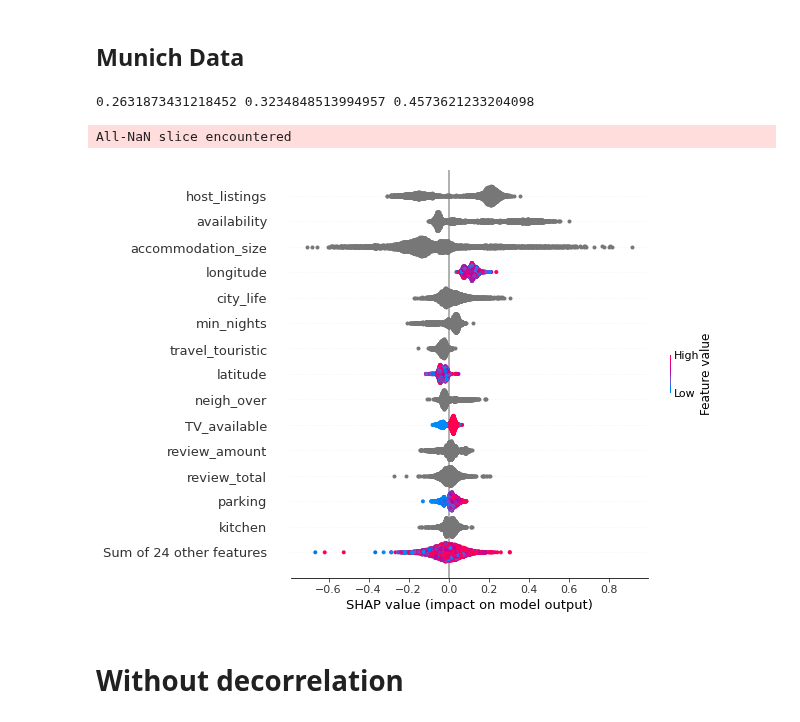
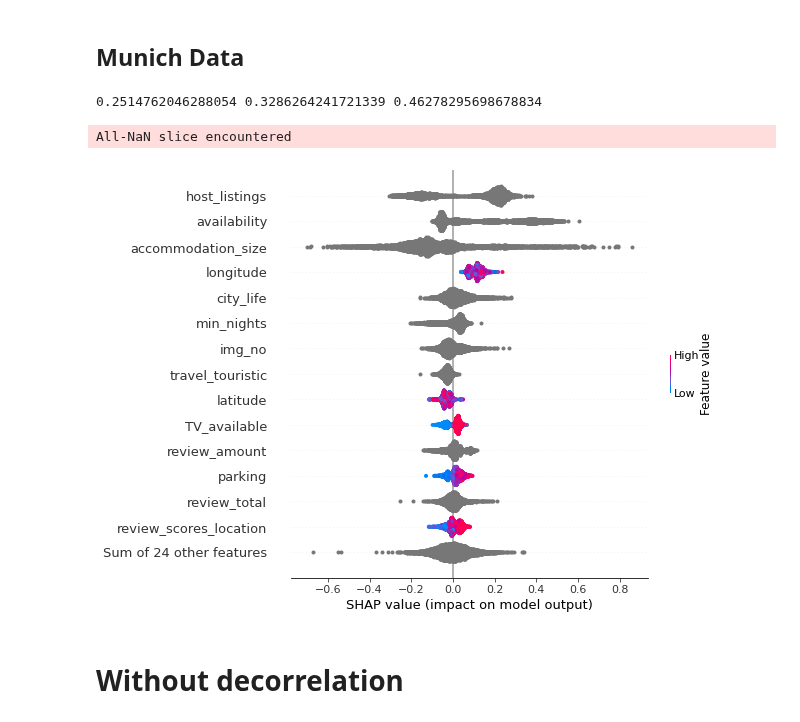
Before and after one commit to dmnk1308/DubAir, a Jupyter notebook: xgBoost.ipynb, the cells around one changed output. Drawn from its saved outputs; the diff is of its cells as text; code cells hidden in the pictures.

```diff
--- a/xgBoost.ipynb
+++ b/xgBoost.ipynb
@@ -446,7 +446,7 @@ shap.plots.beeswarm(copy.deepcopy(shap_values), max_display=15)
 X_munich, y_munich, X_munich_shap = load_data_munich_fold(fold = 5, verbose = 0)
 # %%
 # compute metrics for munich data
-y_munich_pred = model_new.predict(X_munich)
+y_munich_pred = model_fold.predict(X_munich)
 
 r_mu = R_squared(y_munich, y_munich_pred)
 mse_mu = mean_squared_error(y_munich, y_munich_pred)
@@ -454,7 +454,7 @@ mae_mu = mean_absolute_error(y_munich, y_munich_pred)
 
 print(r_mu, mse_mu, mae_mu)
 # %% [output]
-0.2631873431218452 0.3234848513994957 0.4573621233204098
+0.2514762046288054 0.3286264241721339 0.46278295698678834
 # %%
 # just adapt the previous function for manipulating SHAP values to munich data
 def get_aggr_shap_munich(values):
@@ -503,13 +503,13 @@ def get_aggr_shap_munich(values):
 
     return values
 # %%
-explainer = shap.Explainer(model_new)
+explainer = shap.Explainer(model_fold)
 shap_values = explainer(X_munich)
 shap_values = get_aggr_shap_munich(shap_values)
 shap.plots.beeswarm(copy.deepcopy(shap_values), max_display=15)
 # %% [output]
 All-NaN slice encountered
-[figure, old version]
+[figure, new version]
 # %% [markdown]
 # Without decorrelation
 # %%
```
Also changed, not shown: 7 other files.
